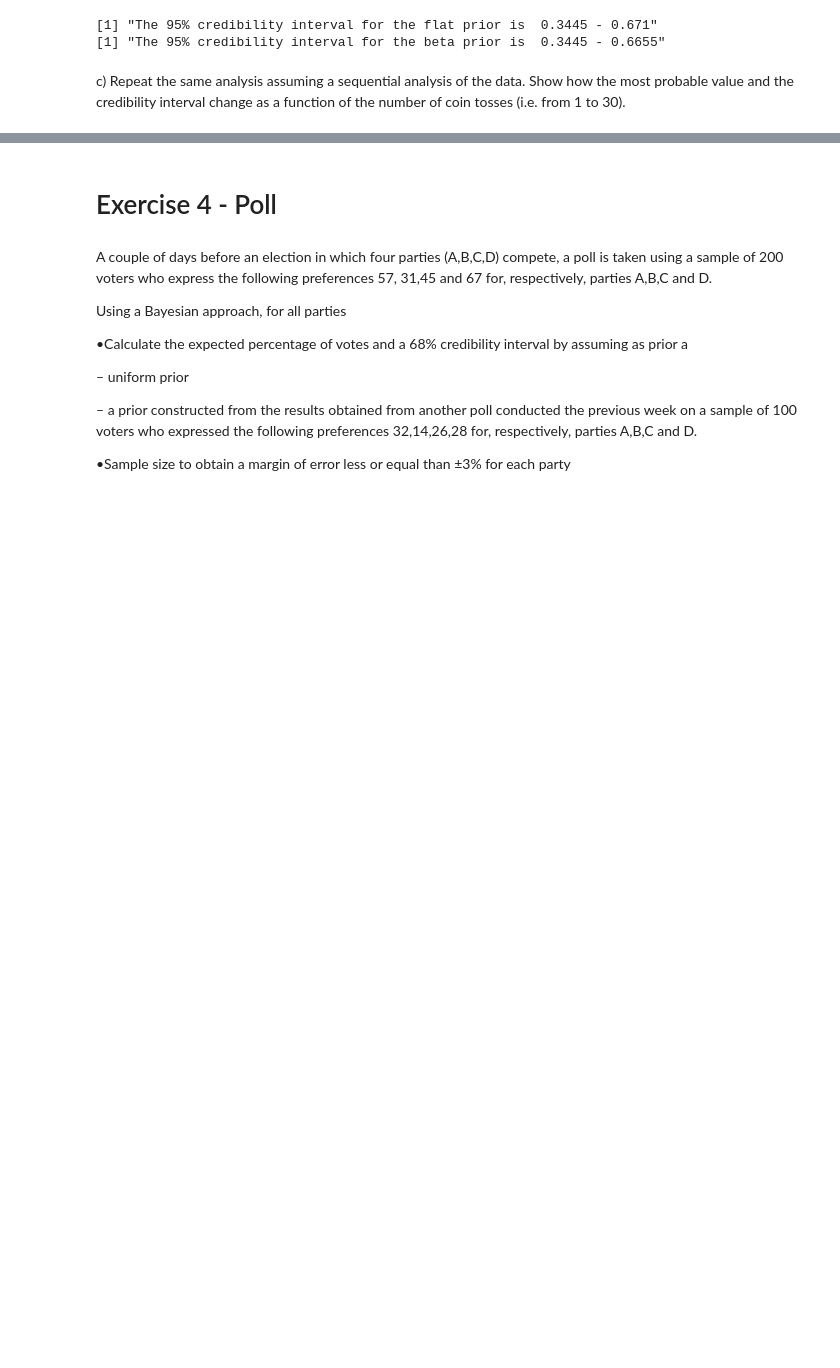
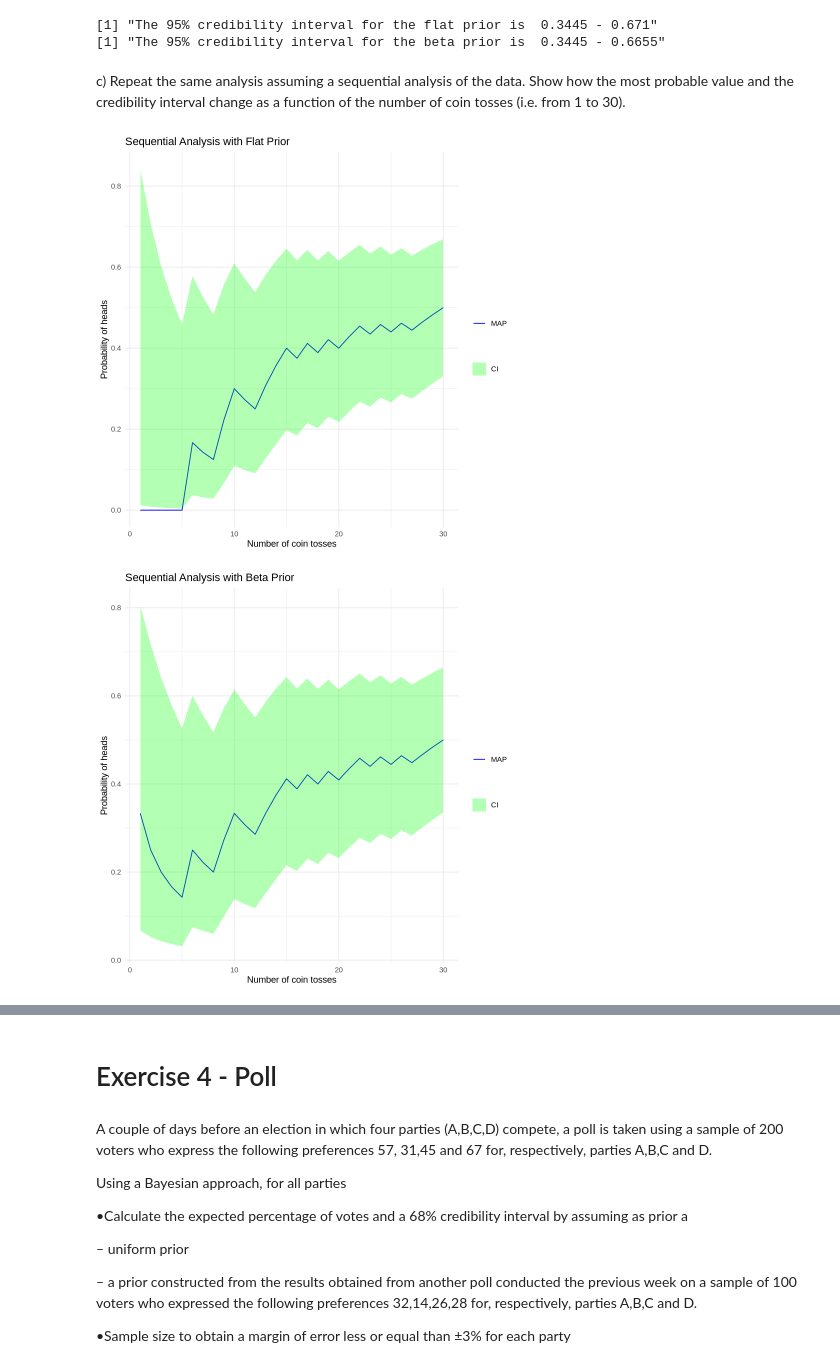
Before and after one commit to pietromalagoli/asp, a Jupyter notebook: code/lab03/Malagoli_Pietro_RLab03.ipynb, the cells around one changed output, grey strips where cells are left out. Cells and saved outputs as stored; diff of their text form; code cells hidden in the pictures; blank space fills up the shorter version.

```diff
--- a/code/lab03/Malagoli_Pietro_RLab03.ipynb
+++ b/code/lab03/Malagoli_Pietro_RLab03.ipynb
@@ -414,3 +414,81 @@ Warning message in regularize.values(x, y, ties, missing(ties), na.rm = na.rm):
 c) Repeat the same analysis assuming a sequential analysis of the data. Show how the
 most probable value and the credibility interval change as a function of the number
 of coin tosses (i.e. from 1 to 30).
+# %%
+# Function to update posterior distribution sequentially
+update_posterior_sequential = function(prior_alpha, prior_beta, data) {
+  likelihood = dbinom(data, size = 1, prob = prior_alpha / (prior_alpha + prior_beta))
+  posterior_alpha = prior_alpha + data
+  posterior_beta = prior_beta + 1 - data
+  return(c(posterior_alpha, posterior_beta))
+}
+
+## Sequential analysis for flat prior
+prior_alpha_flat = 1
+prior_beta_flat = 1
+posterior_alpha_flat = prior_alpha_flat
+posterior_beta_flat = prior_beta_flat
+most_probable_flat = vector()
+cred_intervals_flat = matrix(nrow = 2, ncol = length(data))
+
+for (i in 1:length(data)) {
+  posterior_params = update_posterior_sequential(posterior_alpha_flat, posterior_beta_flat, data[i])
+  posterior_alpha_flat = posterior_params[1]
+  posterior_beta_flat = posterior_params[2]
+
+  # Calculate most probable value and credibility interval
+  most_probable_flat[i] = (posterior_alpha_flat - 1) / (posterior_alpha_flat + posterior_beta_flat - 2)
+  cred_intervals_flat[,i] = qbeta(c(0.025, 0.975), posterior_alpha_flat, posterior_beta_flat)
+}
+
+## Sequential analysis for beta prior
+prior_alpha_beta = 2
+prior_beta_beta = 2
+posterior_alpha_beta = prior_alpha_beta
+posterior_beta_beta = prior_beta_beta
+most_probable_beta = vector()
+cred_intervals_beta = matrix(nrow = 2, ncol = length(data))
+
+for (i in 1:length(data)) {
+  posterior_params = update_posterior_sequential(posterior_alpha_beta, posterior_beta_beta, data[i])
+  posterior_alpha_beta = posterior_params[1]
+  posterior_beta_beta = posterior_params[2]
+
+  # Calculate most probable value and credibility interval
+  most_probable_beta[i] = (posterior_alpha_beta - 1) / (posterior_alpha_beta + posterior_beta_beta - 2)
+  cred_intervals_beta[,i] = qbeta(c(0.025, 0.975), posterior_alpha_beta, posterior_beta_beta)
+}
+
+# Plot results
+iteration = 1:length(data)
+
+# Flat prior plot
+data_frame_flat = data.frame(iteration, most_probable_flat, lower_CI_flat = cred_intervals_flat[1,], upper_CI_flat = cred_intervals_flat[2,])
+ggplot(data_frame_flat, aes(x = iteration)) +
+  geom_line(aes(y = most_probable_flat, color = "MAP")) +
+  geom_ribbon(aes(ymin = lower_CI_flat, ymax = upper_CI_flat, fill = "CI"), alpha = 0.3) +
+  scale_color_manual("", values = "blue") +
+  scale_fill_manual("", values = "green") +
+  labs(title = "Sequential Analysis with Flat Prior",
+       x = "Number of coin tosses",
+       y = "Probability of heads",
+       color = "Statistic",
+       fill = "Credibility Interval") +
+  theme_minimal()
+
+# Beta prior plot
+data_frame_beta = data.frame(iteration, most_probable_beta, lower_CI_beta = cred_intervals_beta[1,], upper_CI_beta = cred_intervals_beta[2,])
+ggplot(data_frame_beta, aes(x = iteration)) +
+  geom_line(aes(y = most_probable_beta, color = "MAP")) +
+  geom_ribbon(aes(ymin = lower_CI_beta, ymax = upper_CI_beta, fill = "CI"), alpha = 0.3) +
+  scale_color_manual("", values = "blue") +
+  scale_fill_manual("", values = "green") +
+  labs(title = "Sequential Analysis with Beta Prior",
+       x = "Number of coin tosses",
+       y = "Probability of heads",
+       color = "Statistic",
+       fill = "Credibility Interval") +
+  theme_minimal()
+# %% [output]
+[figure, added]
+[figure, added]
```
Also changed, not shown: parts of 2 cells of this notebook.
